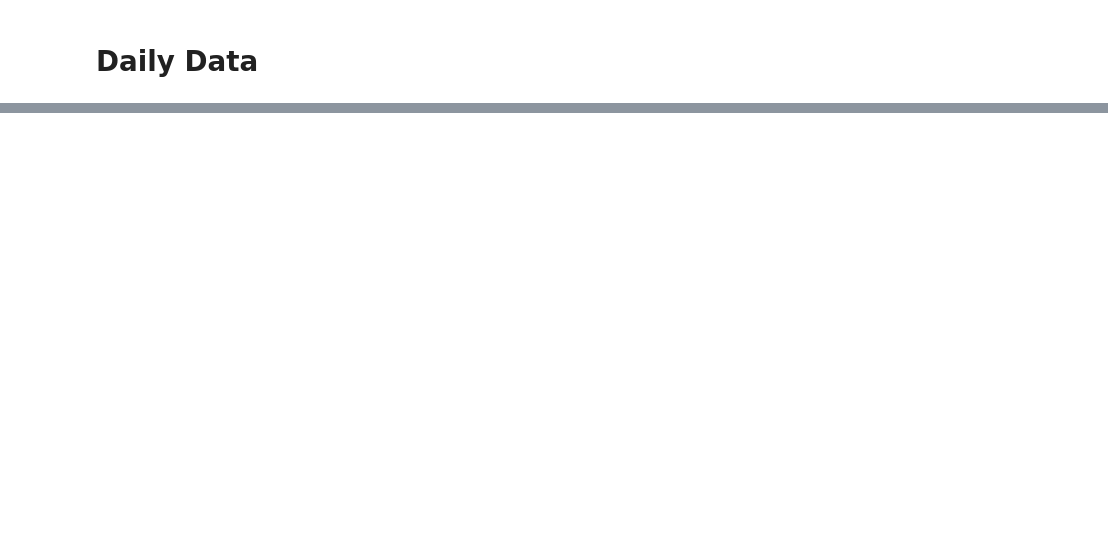
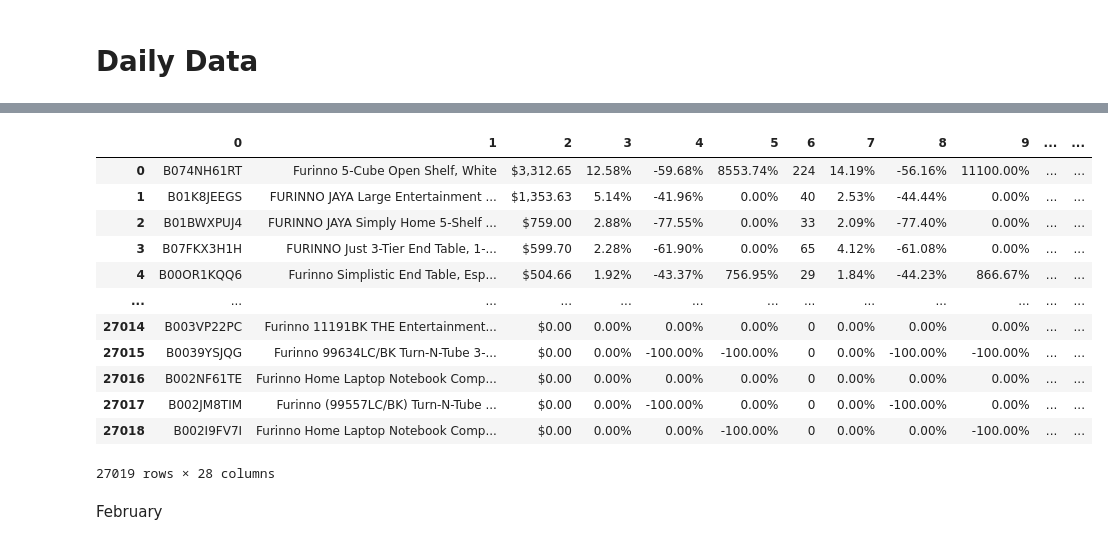
Before and after one commit to Henchen99/Furinno-MLaas, a Jupyter notebook: Furinno_MLaaS.ipynb, the cells around one changed output, grey strips where cells are left out. Cells and saved outputs as stored; diff of their text form; code cells hidden in the pictures; blank space fills up the shorter version.

```diff
--- a/Furinno_MLaaS.ipynb
+++ b/Furinno_MLaaS.ipynb
@@ -97,0 +30,3 @@ sales_diagnostic_2018_09
+# %%
+input_file_path = "/content/drive/MyDrive/Furinno MLaaS/Sales Diagnostic (Daily)/2022/January 2022/"
+excel_file_list = os.listdir(input_file_path)
@@ -97,0 +53,28 @@ sales_diagnostic_2018_09
+# %%
+daterange = pd.date_range(start='1/01/2022', end='31/01/2022')
+# %%
+df_Jan_22 = pd.DataFrame()
+for excel_files, date in zip(excel_file_list, daterange):
+     if excel_files.endswith(".csv"):
+        df1 = pd.read_csv(input_file_path + excel_files, header=None, skiprows=1) # Turn header into standard row and remove first 2 rows
+        df1['date'] = date
+        df_Jan_22 = df_Jan_22.append(df1,ignore_index=True)
+# %%
+df_Jan_22
+# df_Jan_22.to_csv('jan_2022.csv')  # refresh files and you can find the saved file at the bottom
+# %% [output]
+|  | 0 | 1 | 2 | 3 | 4 | 5 | 6 | 7 | 8 | 9 | ... | ... |
+| 0 | B074NH61RT | Furinno 5-Cube Open Shelf, White | $3,312.65 | 12.58% | -59.68% | 8553.74% | 224 | 14.19% | -56.16% | 11100.00% | ... | ... |
+| 1 | B01K8JEEGS | FURINNO JAYA Large Entertainment ... | $1,353.63 | 5.14% | -41.96% | 0.00% | 40 | 2.53% | -44.44% | 0.00% | ... | ... |
+| 2 | B01BWXPUJ4 | FURINNO JAYA Simply Home 5-Shelf ... | $759.00 | 2.88% | -77.55% | 0.00% | 33 | 2.09% | -77.40% | 0.00% | ... | ... |
+| 3 | B07FKX3H1H | FURINNO Just 3-Tier End Table, 1-... | $599.70 | 2.28% | -61.90% | 0.00% | 65 | 4.12% | -61.08% | 0.00% | ... | ... |
+| 4 | B00OR1KQQ6 | Furinno Simplistic End Table, Esp... | $504.66 | 1.92% | -43.37% | 756.95% | 29 | 1.84% | -44.23% | 866.67% | ... | ... |
+| ... | ... | ... | ... | ... | ... | ... | ... | ... | ... | ... | ... | ... |
+| 27014 | B003VP22PC | Furinno 11191BK THE Entertainment... | $0.00 | 0.00% | 0.00% | 0.00% | 0 | 0.00% | 0.00% | 0.00% | ... | ... |
+| 27015 | B0039YSJQG | Furinno 99634LC/BK Turn-N-Tube 3-... | $0.00 | 0.00% | -100.00% | -100.00% | 0 | 0.00% | -100.00% | -100.00% | ... | ... |
+| 27016 | B002NF61TE | Furinno Home Laptop Notebook Comp... | $0.00 | 0.00% | 0.00% | 0.00% | 0 | 0.00% | 0.00% | 0.00% | ... | ... |
+| 27017 | B002JM8TIM | Furinno (99557LC/BK) Turn-N-Tube ... | $0.00 | 0.00% | -100.00% | 0.00% | 0 | 0.00% | -100.00% | 0.00% | ... | ... |
+| 27018 | B002I9FV7I | Furinno Home Laptop Notebook Comp... | $0.00 | 0.00% | 0.00% | -100.00% | 0 | 0.00% | 0.00% | -100.00% | ... | ... |
+27019 rows × 28 columns
+# %% [markdown]
+February
```
Also changed, not shown: parts of 77 cells of this notebook.
